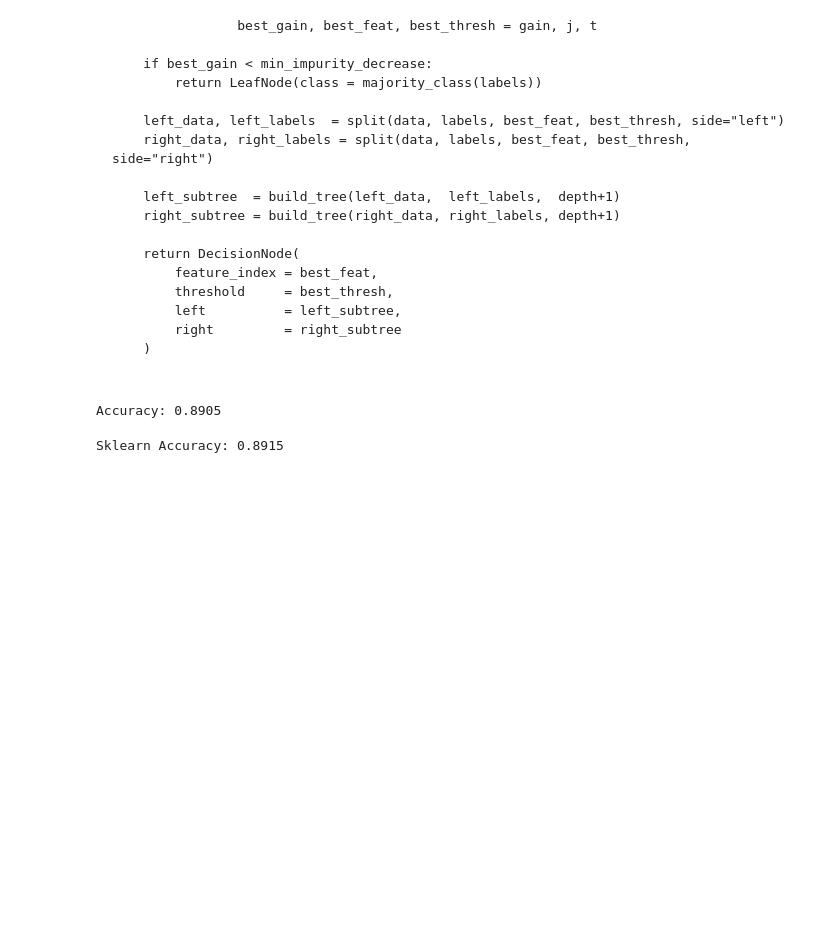
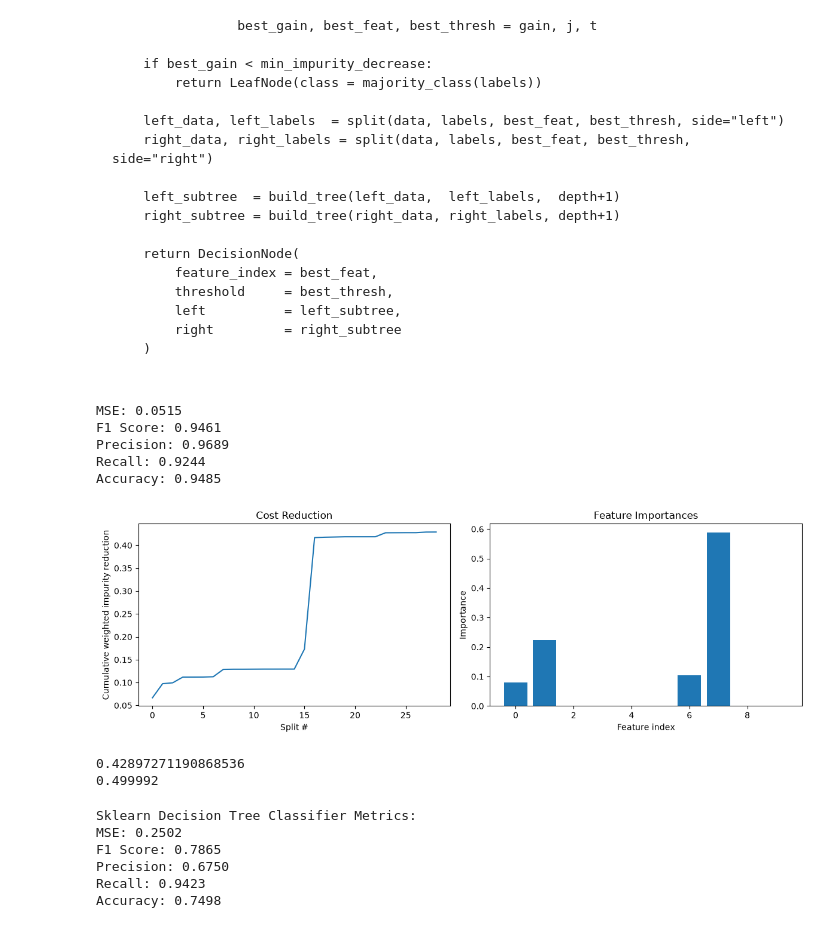
Before and after one commit to sush4nt/ml-core, a Jupyter notebook: notebooks/decision_tree.ipynb, the cells around one changed output. Cells and saved outputs as stored; diff of their text form; code cells hidden in the pictures; blank space fills up the shorter version.

Commit message:
decision tree corrections

```diff
--- a/notebooks/decision_tree.ipynb
+++ b/notebooks/decision_tree.ipynb
@@ -54,7 +57,7 @@ from mlcore.decision_tree import CustomDecisionTreeClassifier
 def accuracy(y_true, y_pred):
     accuracy = np.sum(y_true == y_pred) / len(y_true)
     return accuracy
-X, y = datasets.make_classification(n_samples=10000, n_features=10, random_state=4)
+X, y = datasets.make_classification(n_samples=20_000, n_features=10, random_state=4)
 X_train, X_test, y_train, y_test = train_test_split(X, y, test_size=0.2, random_state=1234)
 # %%
 tree = CustomDecisionTreeClassifier(
@@ -69,6 +72,23 @@ tree = CustomDecisionTreeClassifier(
 tree.fit(X_train, y_train)
 y_pred = tree.predict(X_test)
 
-print("Accuracy:", accuracy(y_test, y_pred))
+mse = mean_squared_error(y_test, y_pred)
+print(f"MSE: {mse:.4f}")
+
+f1 = f1_score(y_test, y_pred)
+print(f"F1 Score: {f1:.4f}")
+
+precision = precision_score(y_test, y_pred)
+print(f"Precision: {precision:.4f}")
+
+recall = recall_score(y_test, y_pred)
+print(f"Recall: {recall:.4f}")
+
+accu = accuracy_score(y_test, y_pred)
+print(f"Accuracy: {accu:.4f}")
 # %% [output]
-Accuracy: 0.8905
+MSE: 0.0515
+F1 Score: 0.9461
+Precision: 0.9689
+Recall: 0.9244
+Accuracy: 0.9485
@@ -75,3 +97,29 @@ Accuracy: 0.8905
+# %%
+import matplotlib.pyplot as plt
+
+# cost history: cumulative weighted impurity reduction per split
+plt.figure(figsize=(12, 4))
+plt.subplot(1, 2, 1)
+plt.plot(np.cumsum(tree.cost_history))
+plt.xlabel("Split #")
+plt.ylabel("Cumulative weighted impurity reduction")
+plt.title("Cost Reduction")
+
+plt.subplot(1, 2, 2)
+plt.bar(range(len(tree.feature_importances_)), tree.feature_importances_)
+plt.xlabel("Feature index")
+plt.ylabel("Importance")
+plt.title("Feature Importances")
+plt.tight_layout()
+plt.show()
+# %% [output]
+[figure, added]
+# %%
+print(sum(tree.cost_history))
+print(tree._calc_impurity(y_train))
+# %% [output]
+0.42897271190868536
+0.499992
 # %%
 sk_tree = DecisionTreeClassifier(
                             max_depth=5,
@@ -85,6 +133,25 @@ sk_tree = DecisionTreeClassifier(
 sk_tree.fit(X_train, y_train)
 y_sk_pred = sk_tree.predict(X_test)
 
-print("Sklearn Accuracy:", accuracy(y_test, y_sk_pred))
+print("\n\nSklearn Decision Tree Classifier Metrics:")
+mse = mean_squared_error(y_test, y_sk_pred)
+print(f"MSE: {mse:.4f}")
+
+f1 = f1_score(y_test, y_sk_pred)
+print(f"F1 Score: {f1:.4f}")
+
+precision = precision_score(y_test, y_sk_pred)
+print(f"Precision: {precision:.4f}")
+
+recall = recall_score(y_test, y_sk_pred)
+print(f"Recall: {recall:.4f}")
+
+accu = accuracy_score(y_test, y_sk_pred)
+print(f"Accuracy: {accu:.4f}")
 # %% [output]
-Sklearn Accuracy: 0.8915
+Sklearn Decision Tree Classifier Metrics:
+MSE: 0.2502
+F1 Score: 0.7865
+Precision: 0.6750
+Recall: 0.9423
+Accuracy: 0.7498
```
Also changed, not shown: parts of 4 cells of this notebook, 1 other file.
